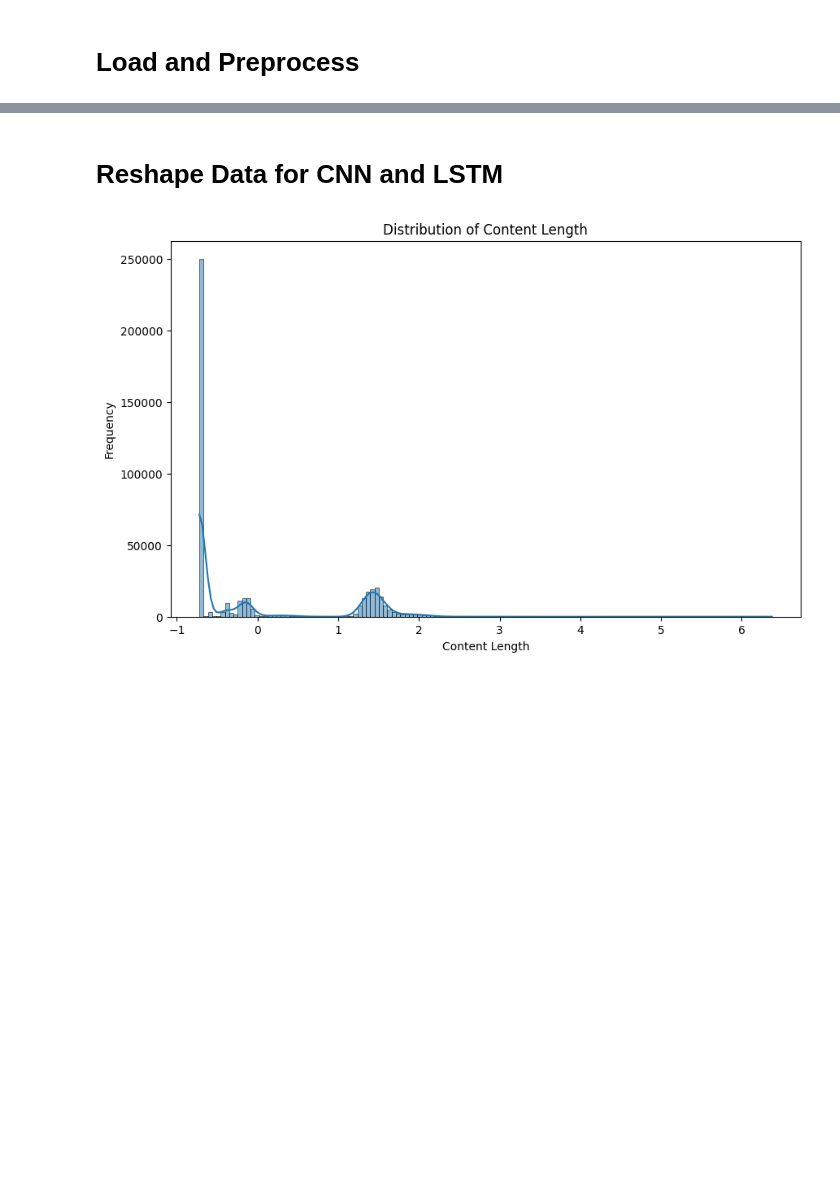
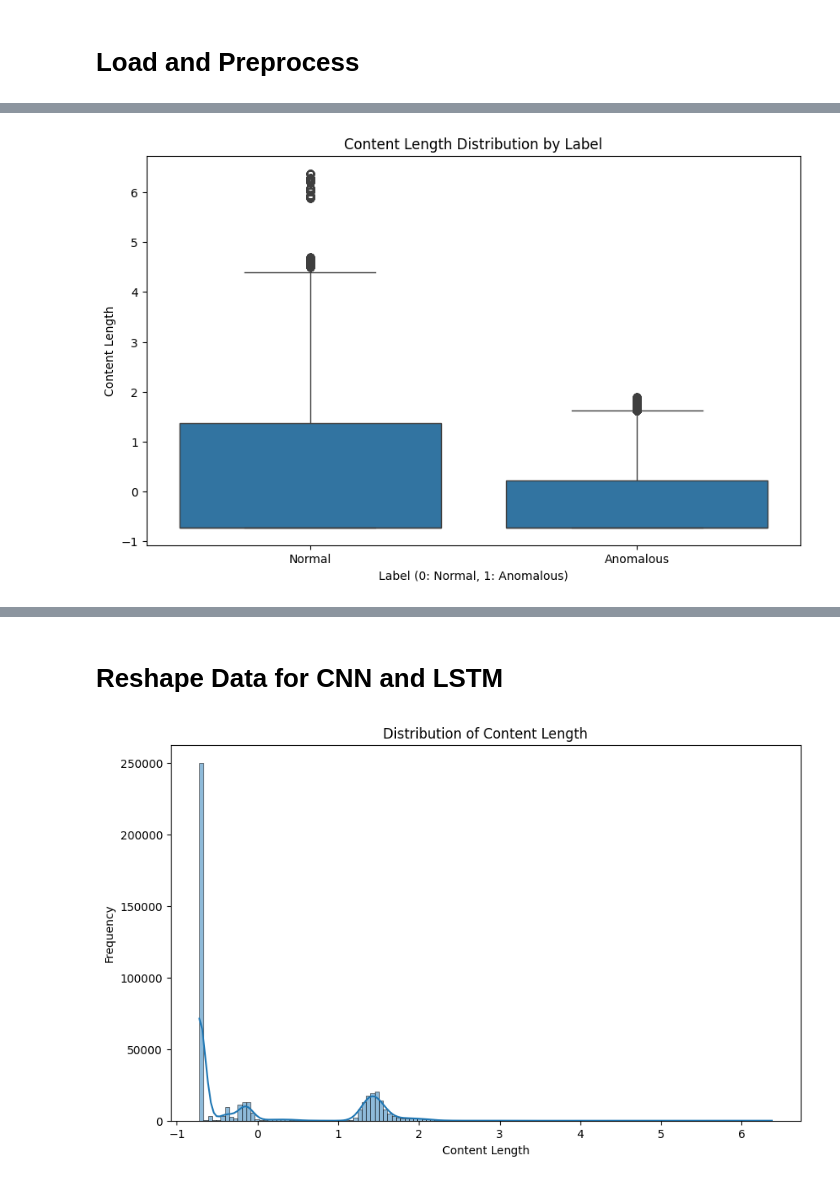
Before and after one commit to Yaadee/WAF_with_ml, a Jupyter notebook: notebook/EDA.ipynb, the cells around one changed output, grey strips where cells are left out. Saved outputs shown, nothing was run; the diff lists cells and outputs as text; code cells hidden in the pictures; blank space fills up the shorter version.

```diff
--- a/notebook/EDA.ipynb
+++ b/notebook/EDA.ipynb
@@ -83,0 +132,11 @@ X_train, X_test, y_train, y_test = train_test_split(X, y, test_size=0.2, random_
+# %%
+# Summary statistics of numerical features
+plt.figure(figsize=(10, 6))
+sns.boxplot(x='label', y='contentLength', data=web_df)
+plt.title('Content Length Distribution by Label')
+plt.xlabel('Label (0: Normal, 1: Anomalous)')
+plt.ylabel('Content Length')
+plt.xticks(ticks=[0, 1], labels=['Normal', 'Anomalous'])
+plt.show()
+# %% [output]
+[figure, added]
```
Also changed, not shown: parts of 25 cells of this notebook.
